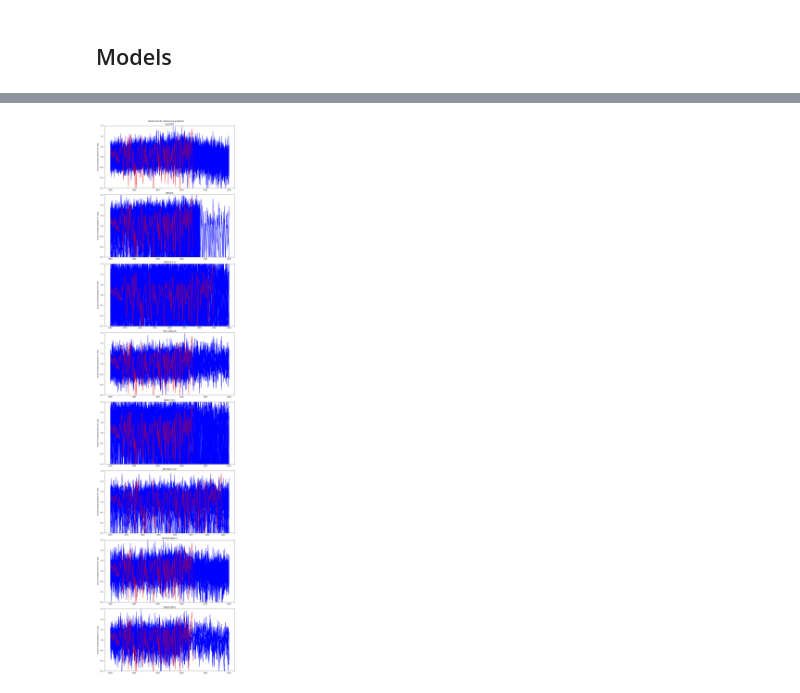
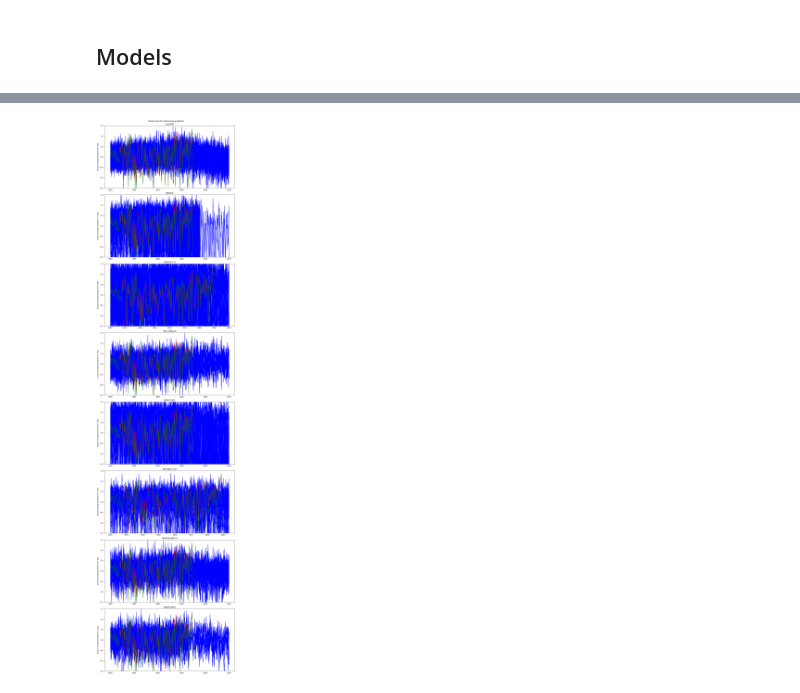
Before and after one commit to hanbyrne1995/gradient_project, a Jupyter notebook: RangeCheck_0320.ipynb, the cells around one changed output, grey strips where cells are left out. Saved outputs shown, nothing was run; the diff lists cells and outputs as text; code cells hidden in the pictures.

```diff
--- a/RangeCheck_0320.ipynb
+++ b/RangeCheck_0320.ipynb
@@ -67,8 +67,8 @@ gradientHad = CalculateObsGradient(modelInput, 'HadleyISST')
 yearStartObs = []
 yearEndObs = []
 
-yearStartObs.append(min(gradient.gradient.year).item())
-yearEndObs.append(max(gradient.gradient.year).item())
+yearStartObs.append(min(gradientHad.gradient.year).item())
+yearEndObs.append(max(gradientHad.gradient.year).item())
 # %%
 # trying input for COBE
 fileName = 'COBE.nc'
@@ -88,5 +88,5 @@ modelInput = modelInput.groupby('time.year').mean(dim = 'time')
 gradientCOBE = CalculateObsGradient(modelInput, 'COBE')
 
 # Noting start and end time for all input datasets so that we can make sure we're comparing to the same periods
-yearStartObs.append(min(gradient.gradient.year).item())
-yearEndObs.append(max(gradient.gradient.year).item())
+yearStartObs.append(min(gradientCOBE.gradient.year).item())
+yearEndObs.append(max(gradientCOBE.gradient.year).item())
@@ -186,35 +143,36 @@ for i, modelName in enumerate(models):
 
         # calculating the std
         gradAnnual = gradientData.ts.groupby('time.year').mean(dim = 'time')
         std = gradAnnual.sel(year = slice(yearStartAll, yearEndAll)).std().item()
         dictStdModels[modelName].append(std)
 
         axes[i].plot(gradAnnual.year, gradAnnual, color = 'blue')
 
-    axes[i].plot(gradient.gradient.year, gradient.gradient, color = 'red')
+    axes[i].plot(gradientHad.gradient.year, gradientHad.gradient, color = 'red')
+    axes[i].plot(gradientCOBE.gradient.year, gradientCOBE.gradient, color = 'green')
     axes[i].set_ylim([-1.5, 1.5])
     axes[i].set_title(f'{modelName}')
     axes[i].set_ylabel('Annual average gradient [°K / std]')
 
 # saving this figure
 
 if os.path.isdir(plotsDir):
     os.chdir(plotsDir)
 else:
     os.mkdir(plotsDir)
     os.chdir(plotsDir)
 
 fileName = 'GradientRangeModelObs_Batch2.png'
 plt.savefig(fileName)
 
 # create a list of the lists
 listStdModels = []
 
 
 for key, value in dictStdModels.items():
     listStdModels.append(value)
 # %% [output]
-[figure, old version]
+[figure, new version]
 # %%
 # plotting
 
```
Also changed, not shown: parts of 8 cells of this notebook.
